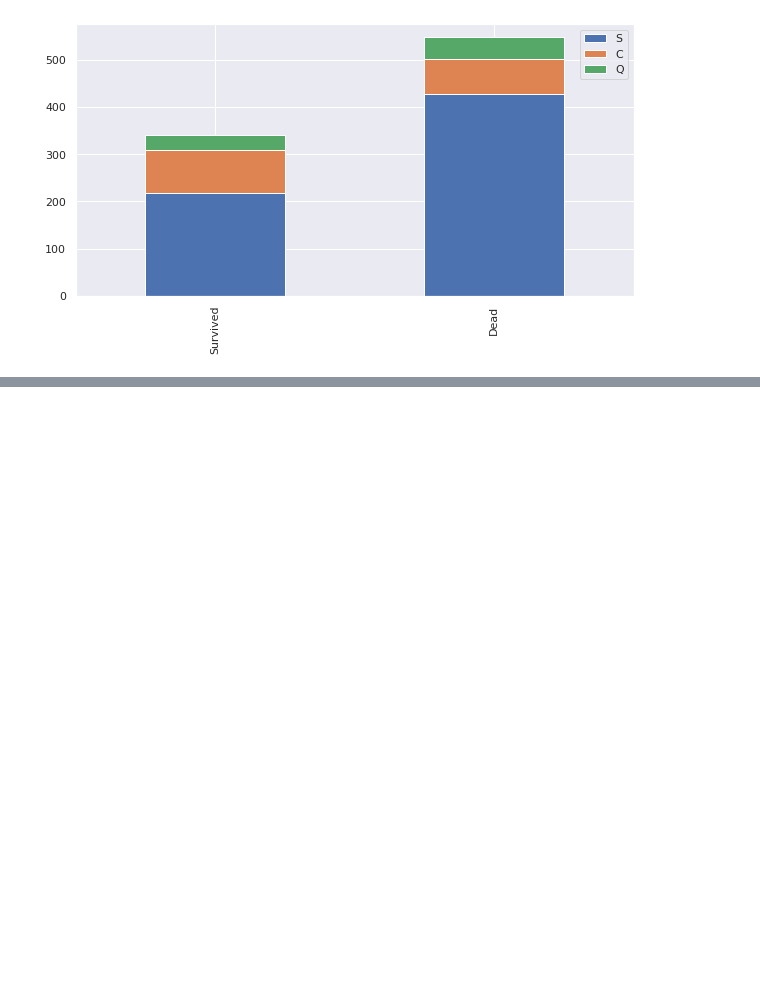
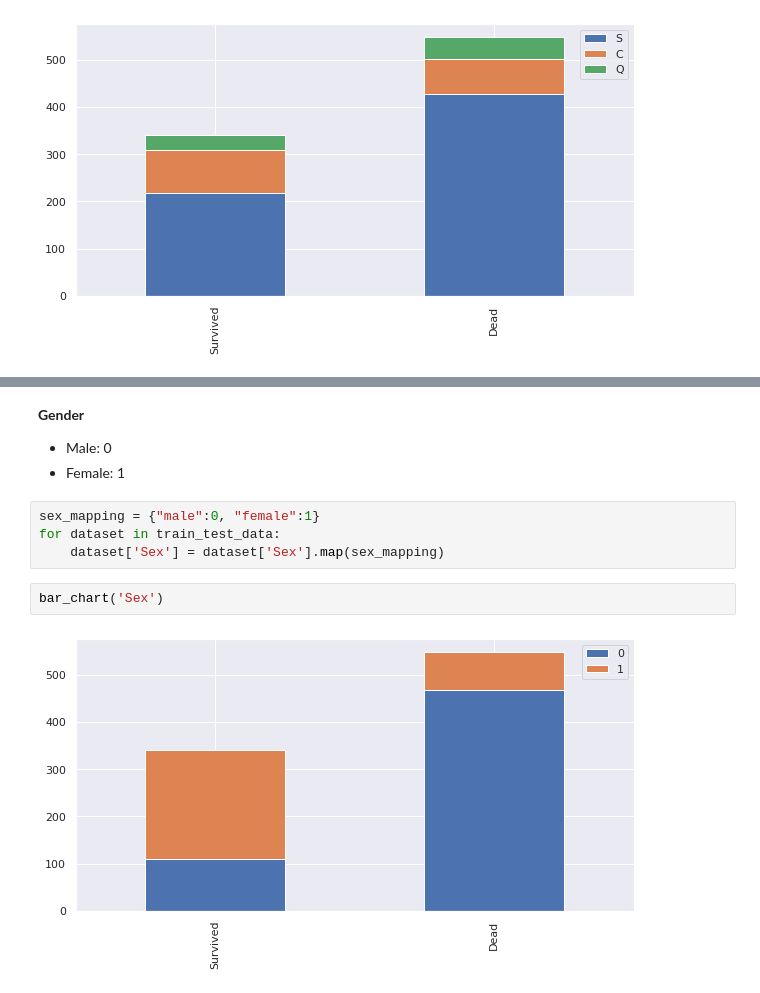
Before and after one commit to felstuff/BackToBasic, a Jupyter notebook: Titanic_Solution_with_MinSuk_Heo.ipynb, the cells around one changed output, grey strips where cells are left out. Saved outputs shown, nothing was run; the diff lists cells and outputs as text; blank space fills up the shorter version.

```diff
--- a/Titanic_Solution_with_MinSuk_Heo.ipynb
+++ b/Titanic_Solution_with_MinSuk_Heo.ipynb
@@ -189,0 +312,13 @@ bar_chart('Embarked')
+# %% [markdown]
+**Gender**
+
+*  Male: 0
+*  Female: 1
+# %%
+sex_mapping = {"male":0, "female":1}
+for dataset in train_test_data:
+    dataset['Sex'] = dataset['Sex'].map(sex_mapping)
+# %%
+bar_chart('Sex')
+# %% [output]
+[figure, added]
```
Also changed, not shown: parts of 17 cells of this notebook.
